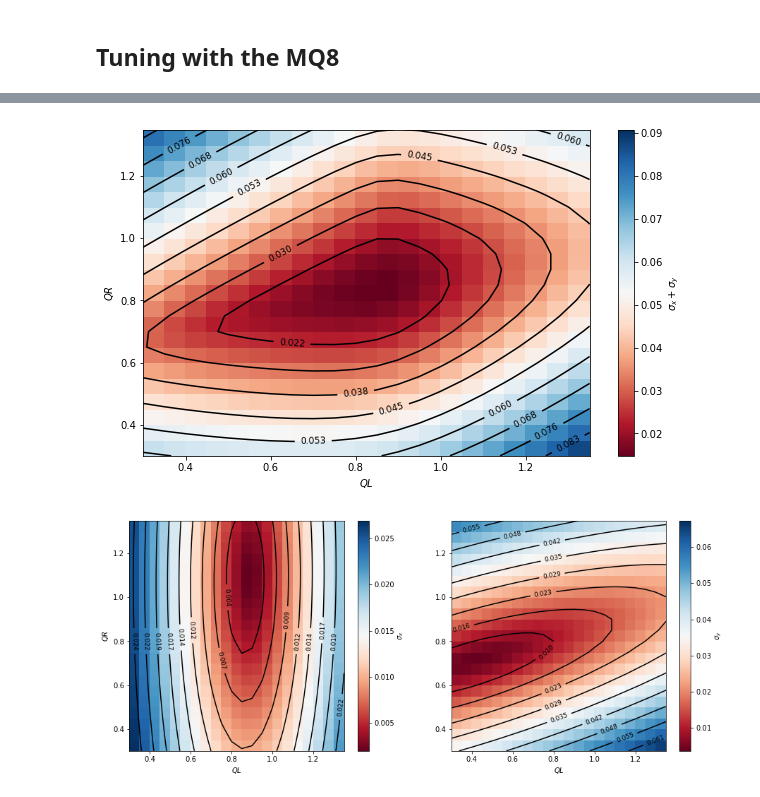
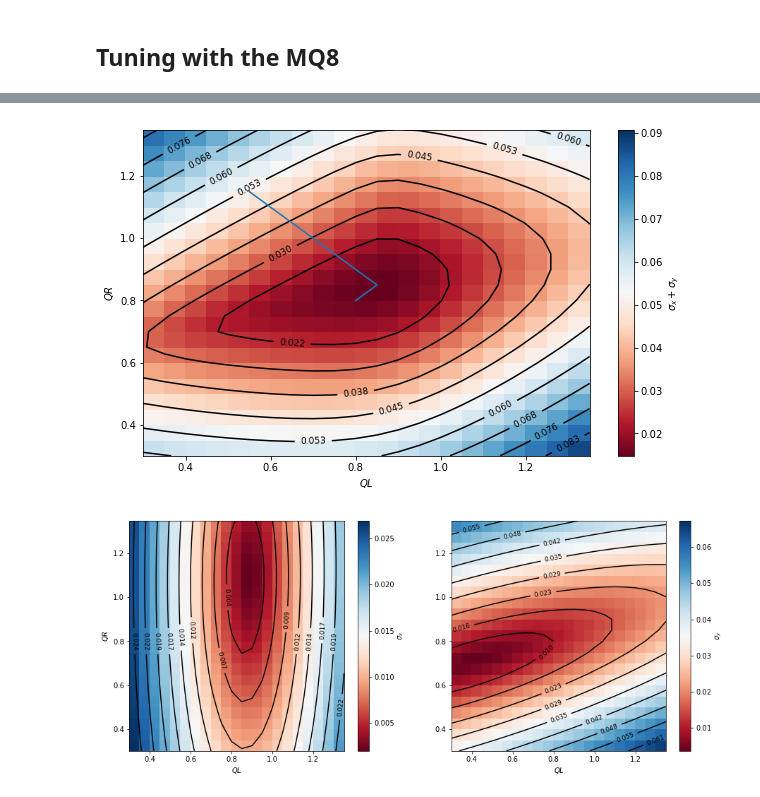
Before and after one commit to mtitze/HL-LHC, a Jupyter notebook: analyses/analysis_da_hllhc.ipynb, the cells around one changed output, grey strips where cells are left out. Cells and saved outputs as stored; diff of their text form; code cells hidden in the pictures.

```diff
--- a/analyses/analysis_da_hllhc.ipynb
+++ b/analyses/analysis_da_hllhc.ipynb
@@ -1240,8 +1238,0 @@ b1col = bb.load_twiss('{0}/OUT0.mad'.format(testdir))
-# %%
-# reference with MBH
-bb11x0 = bb.betabeat(b1col, bb.load_twiss('{0}/OUT15.mad'.format(testdir)),quantity='betx')
-bb11y0 = bb.betabeat(b1col, bb.load_twiss('{0}/OUT15.mad'.format(testdir)),quantity='bety')
-# %%
-# check the reference by setting the MQTLI to the value extracted
-bb11x = bb.betabeat(b1col, bb.load_twiss('{0}/OUT16.mad'.format(testdir)),quantity='betx')
-bb11y = bb.betabeat(b1col, bb.load_twiss('{0}/OUT16.mad'.format(testdir)),quantity='bety')
@@ -1257,4 +1238,0 @@ Seed 2
-# %%
-# check the reference by setting the MQTLI to the value extracted
-bb11x0 = bb.betabeat(b1col, bb.load_twiss('{0}/OUT02.mad'.format(testdir)),quantity='betx')
-bb11y0 = bb.betabeat(b1col, bb.load_twiss('{0}/OUT02.mad'.format(testdir)),quantity='bety')
@@ -1283,8 +1245,8 @@ condordir = '/afs/cern.ch/work/p/phermes/private/170922_bbeating/conf2/twiss_BPM
 output = []
 for ql in np.arange(0.3,1.4,0.05):
     for qr in np.arange(0.3,1.4,0.05):
-        bb11x, _ = bb.get_bb_all_seeds(condordir+'HLLHC_B1_col_MBH1_MB0_test17_BPM_seed_'+'{0}'+'_ql_{0:1.4f}_qr_{1:1.4f}.tfs'.format(ql,qr),b1col,'betx')
-        bb11y, _ = bb.get_bb_all_seeds(condordir+'HLLHC_B1_col_MBH1_MB0_test17_BPM_seed_'+'{0}'+'_ql_{0:1.4f}_qr_{1:1.4f}.tfs'.format(ql,qr),b1col,'bety')
+        bb11x, _ = bb.get_bb_all_seeds(condordir+'HLLHC_B{0}_col_MBH1_MB0_test19_BPM_seed_3_ql_{0:1.4f}_qr_{1:1.4f}.tfs'.format(ql,qr),b1col,'betx')
+        bb11y, _ = bb.get_bb_all_seeds(condordir+'HLLHC_B{0}_col_MBH1_MB0_test19_BPM_seed_3_ql_{0:1.4f}_qr_{1:1.4f}.tfs'.format(ql,qr),b1col,'bety')
         output.append([ql,qr,bb11x.std(),bb11y.std(),bb11x.std()+bb11y.std()])
 #         break
 #     break
@@ -1293,25 +1255,27 @@ output = output.dropna(thresh=2)
 # %%
 fig = plt.figure(figsize=[10,6])
 ax1 = fig.add_subplot(111)
 
 # prepare the colormes
 X,Y,Z = prepare_pcolormesh(output['ql'],output['qr'],output['xyb1'])
 
 # plot the color mesh
 im1 = ax1.pcolormesh(X,Y,Z, cmap=cm.RdBu, vmin=Z.min(), vmax=Z.max())
 fig.colorbar(im1,label=r'$\sigma_x + \sigma_y$')
 
 # plot the limiting lines for 1.9 and 3.6 %
 levels = np.arange(Z.min(),Z.max(),0.1*(Z.max()-Z.min()))
 CS = ax1.contour(X,Y,Z, colors="black", levels=levels)
 ax1.clabel(CS, fontsize=9, inline=1)
 
+ax1.plot(gdpath['ql'],gdpath['qr'])
+# plt.show()
 # ax1.set_ylim(1,5)
 ax1.set_xlabel(r"$QL$")
 ax1.set_ylabel(r"$QR$")
 plt.show()
 # %% [output]
-[figure, old version]
+[figure, new version]
 # %%
 fig = plt.figure(figsize=[15,6])
 ax1 = fig.add_subplot(121)
```
Also changed, not shown: parts of 24 cells of this notebook.
